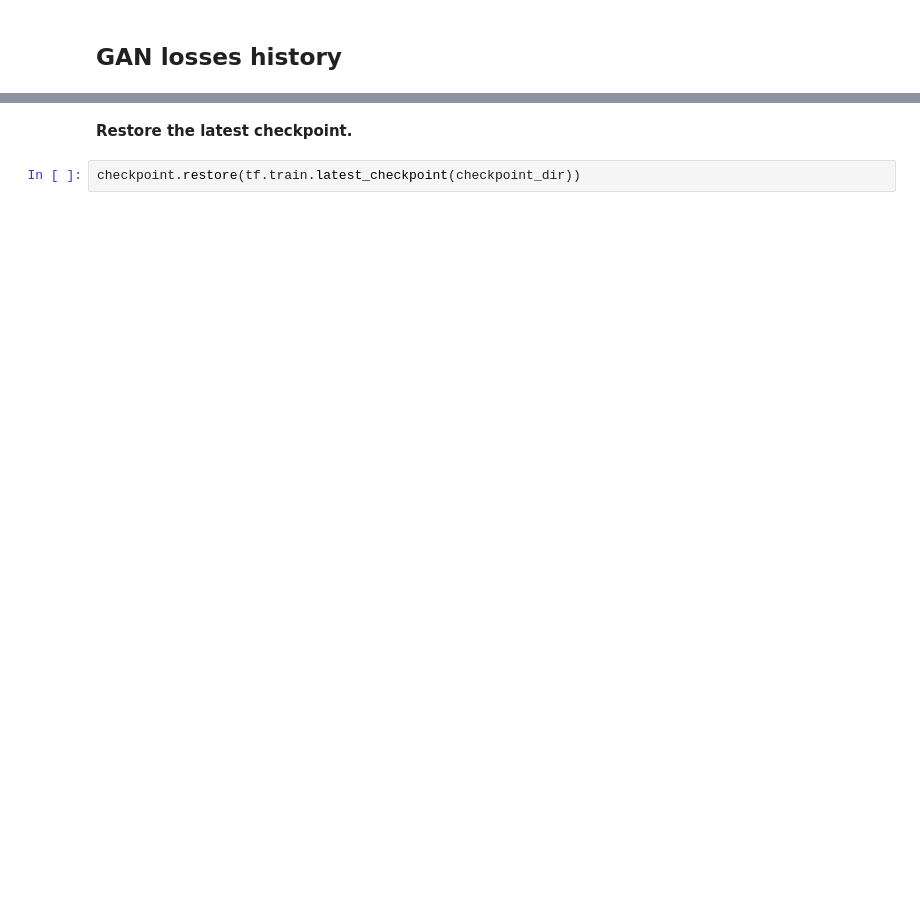
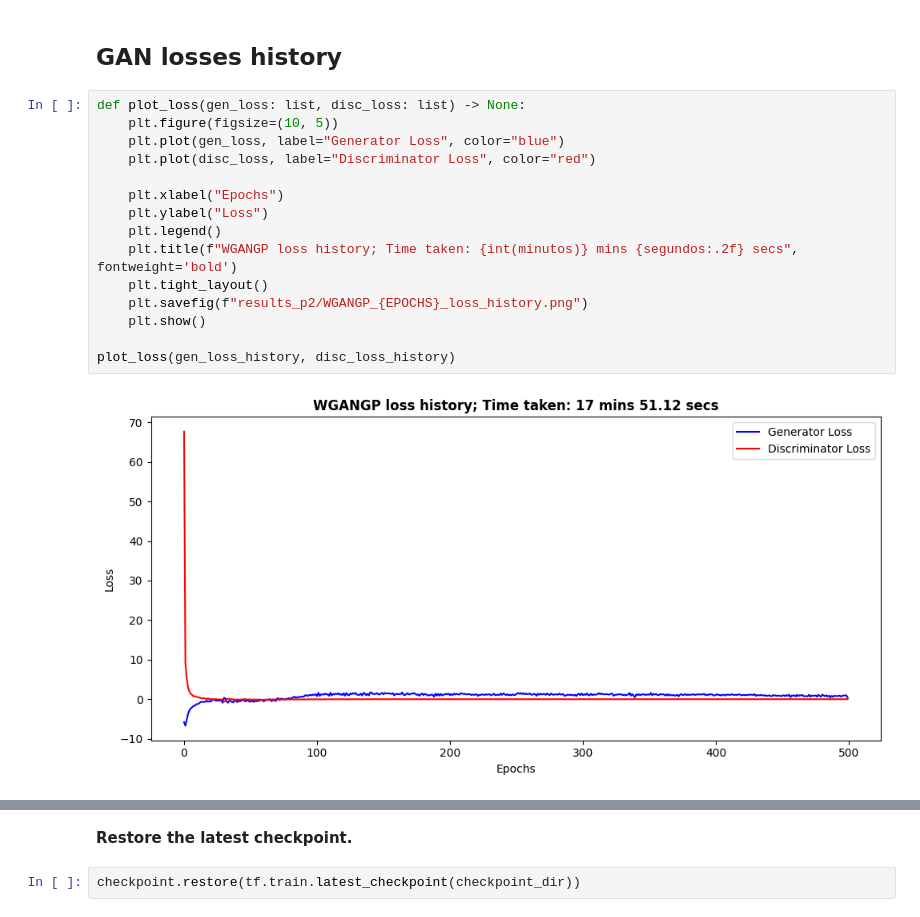
Before and after one commit to pintamonas4575/RLGAN-project-MAADM-UPM, a Jupyter notebook: RLGAN-p2-WGANGP.ipynb, the cells around one changed output, grey strips where cells are left out. Drawn from its saved outputs; the diff is of its cells as text; blank space fills up the shorter version.

```diff
--- a/RLGAN-p2-WGANGP.ipynb
+++ b/RLGAN-p2-WGANGP.ipynb
@@ -311,3 +308,20 @@ Epoch 70: 29.91 secs, gen loss: 0.28329476714134216, disc loss: -0.0996705815196
 # %% [markdown]
 ## **GAN losses history**
+# %%
+def plot_loss(gen_loss: list, disc_loss: list) -> None:
+    plt.figure(figsize=(10, 5))
+    plt.plot(gen_loss, label="Generator Loss", color="blue")
+    plt.plot(disc_loss, label="Discriminator Loss", color="red")
+
+    plt.xlabel("Epochs")
+    plt.ylabel("Loss")
+    plt.legend()
+    plt.title(f"WGANGP loss history; Time taken: {int(minutos)} mins {segundos:.2f} secs", fontweight='bold')
+    plt.tight_layout()
+    plt.savefig(f"results_p2/WGANGP_{EPOCHS}_loss_history.png")
+    plt.show()
+
+plot_loss(gen_loss_history, disc_loss_history)
+# %% [output]
+[figure, added]
 # %%
```
Also changed, not shown: parts of 18 cells of this notebook, 11 other files.
